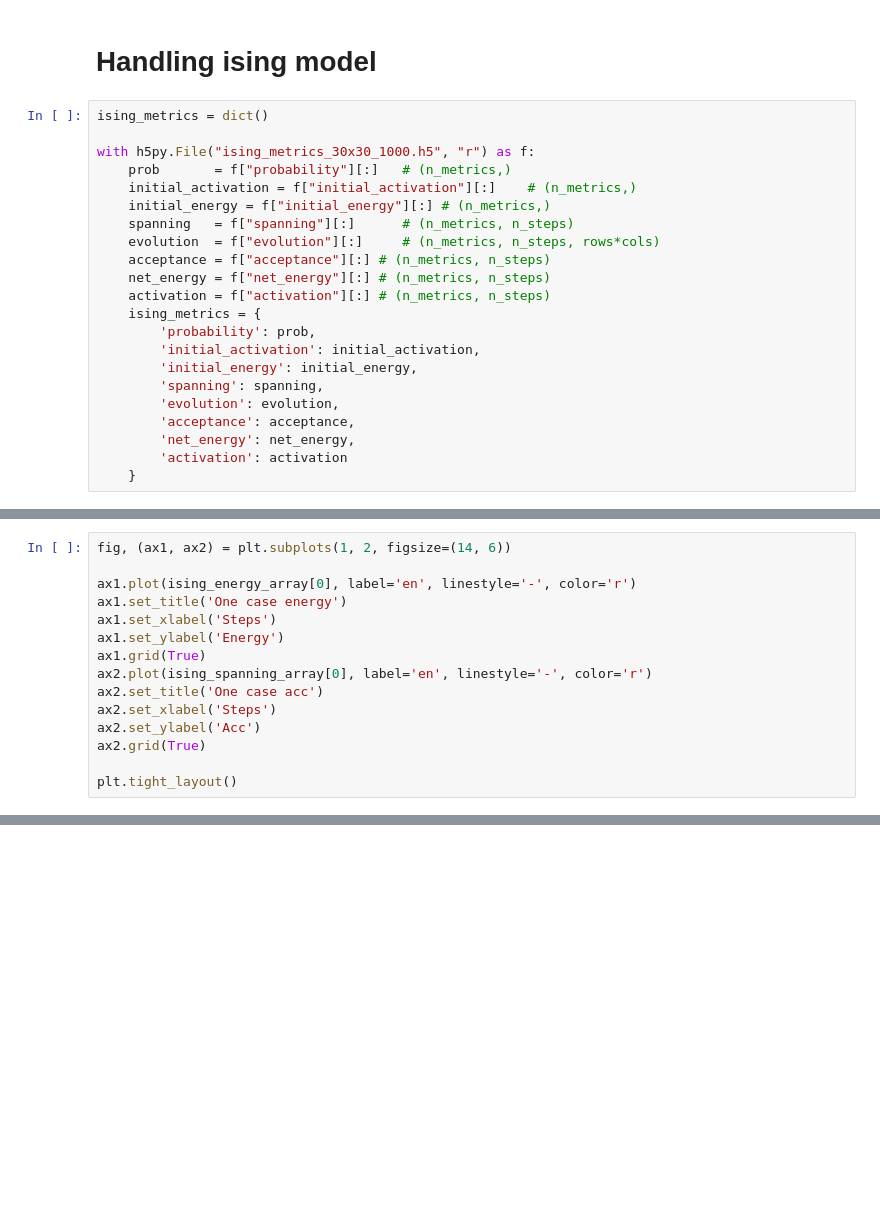
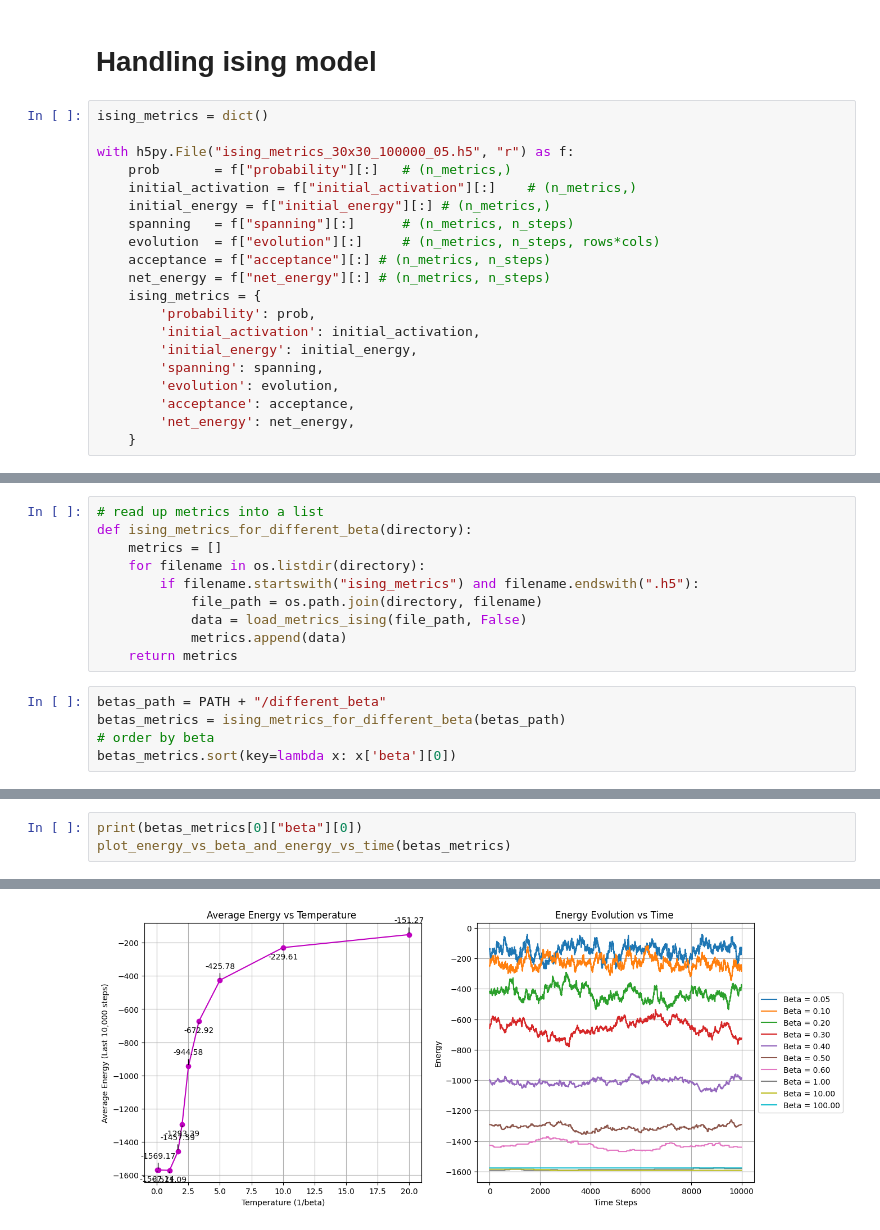
Before and after one commit to bekor/percolation_poc_cpp, a Jupyter notebook: notebook/visualisaton.ipynb, the cells around one changed output, grey strips where cells are left out. Cells and saved outputs as stored; diff of their text form; blank space fills up the shorter version.

Commit message:
Update on visualisation

```diff
--- a/notebook/visualisaton.ipynb
+++ b/notebook/visualisaton.ipynb
@@ -344,7 +339,7 @@ print(stats.to_string())
 # %%
 ising_metrics = dict()
 
-with h5py.File("ising_metrics_30x30_1000.h5", "r") as f:
+with h5py.File("ising_metrics_30x30_100000_05.h5", "r") as f:
     prob       = f["probability"][:]   # (n_metrics,)
     initial_activation = f["initial_activation"][:]    # (n_metrics,)
     initial_energy = f["initial_energy"][:] # (n_metrics,)
@@ -352,7 +347,6 @@ with h5py.File("ising_metrics_30x30_1000.h5", "r") as f:
     evolution  = f["evolution"][:]     # (n_metrics, n_steps, rows*cols)
     acceptance = f["acceptance"][:] # (n_metrics, n_steps)
     net_energy = f["net_energy"][:] # (n_metrics, n_steps)
-    activation = f["activation"][:] # (n_metrics, n_steps)
     ising_metrics = {
         'probability': prob,
         'initial_activation': initial_activation,
@@ -361,5 +355,4 @@ with h5py.File("ising_metrics_30x30_1000.h5", "r") as f:
         'evolution': evolution,
         'acceptance': acceptance,
         'net_energy': net_energy,
-        'activation': activation
     }
@@ -545,15 +520,0 @@ Plot saved as 'probability_analysis.png'
-# %%
-fig, (ax1, ax2) = plt.subplots(1, 2, figsize=(14, 6))
-
-ax1.plot(ising_energy_array[0], label='en', linestyle='-', color='r')
-ax1.set_title('One case energy')
-ax1.set_xlabel('Steps')
-ax1.set_ylabel('Energy')
-ax1.grid(True)
-ax2.plot(ising_spanning_array[0], label='en', linestyle='-', color='r')
-ax2.set_title('One case acc')
-ax2.set_xlabel('Steps')
-ax2.set_ylabel('Acc')
-ax2.grid(True)
-
-plt.tight_layout()
@@ -612,0 +559,15 @@ error: OpenCV(4.13.0) /Users/xperience/GHA-OpenCV-Python/_work/opencv-python/ope
+# %%
+# read up metrics into a list
+def ising_metrics_for_different_beta(directory):
+    metrics = []
+    for filename in os.listdir(directory):
+        if filename.startswith("ising_metrics") and filename.endswith(".h5"):
+            file_path = os.path.join(directory, filename)
+            data = load_metrics_ising(file_path, False)
+            metrics.append(data)
+    return metrics
+# %%
+betas_path = PATH + "/different_beta"
+betas_metrics = ising_metrics_for_different_beta(betas_path)
+# order by beta
+betas_metrics.sort(key=lambda x: x['beta'][0])
@@ -612,0 +620,4 @@ error: OpenCV(4.13.0) /Users/xperience/GHA-OpenCV-Python/_work/opencv-python/ope
+# %%
+print(betas_metrics[0]["beta"][0])
+plot_energy_vs_beta_and_energy_vs_time(betas_metrics)
+# %% [output]
@@ -612,0 +629 @@ error: OpenCV(4.13.0) /Users/xperience/GHA-OpenCV-Python/_work/opencv-python/ope
+[figure, added]
```
Also changed, not shown: parts of 68 cells of this notebook.
